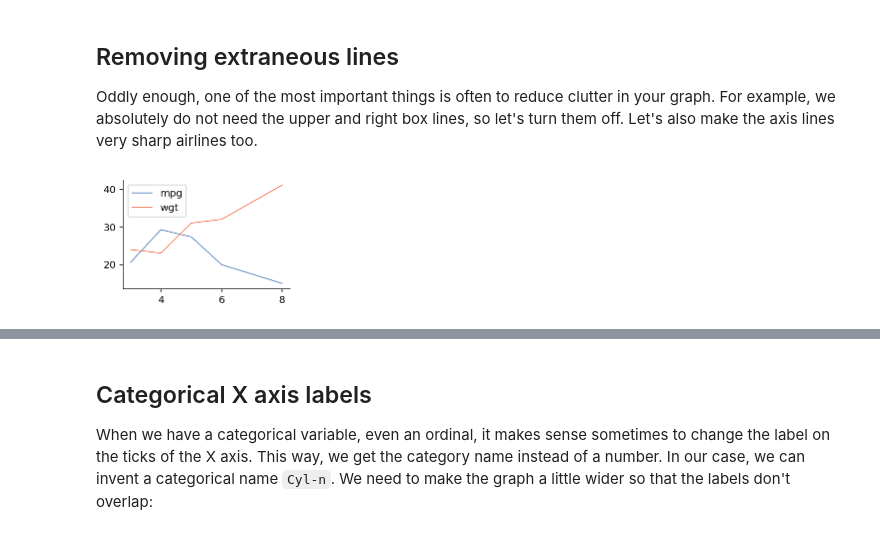
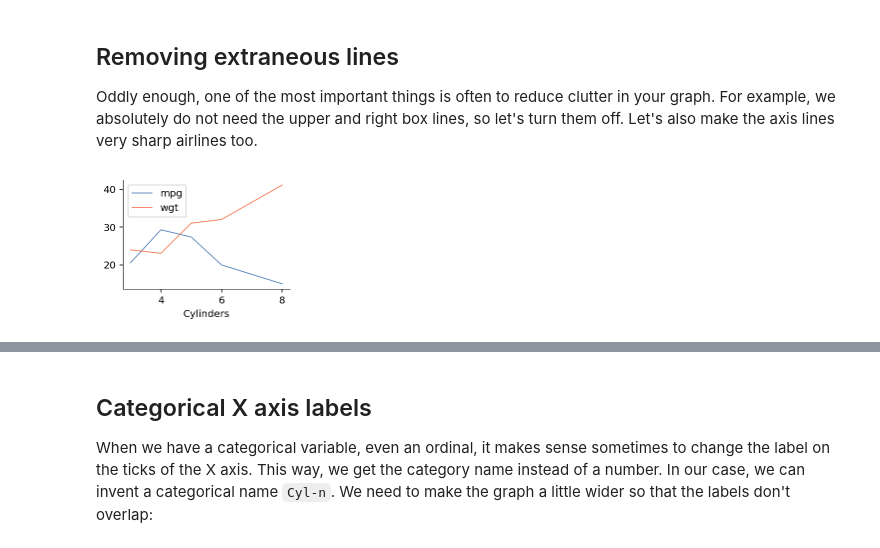
Before and after one commit to parrt/msds593, a Jupyter notebook: notebooks/matplotlib-beautify.ipynb, the cells around one changed output, grey strips where cells are left out. Saved outputs shown, nothing was run; the diff lists cells and outputs as text; code cells hidden in the pictures.

```diff
--- a/notebooks/matplotlib-beautify.ipynb
+++ b/notebooks/matplotlib-beautify.ipynb
@@ -296,15 +299,16 @@ Oddly enough, one of the most important things is often to reduce clutter in you
 # %%
 fig, ax = plt.subplots(figsize=(3,2))  # make one subplot (ax) on the figure
 
 ax.plot(cyl, avg_mpg,     lw=.8, c='#4574B4', label="mpg")
-ax.plot(cyl, avg_wgt/100, lw=.8,  c='#F46C43', label="wgt")
+ax.plot(cyl, avg_wgt/100, lw=.8, c='#F46C43', label="wgt")
 
 ax.spines['top'].set_visible(False)
 ax.spines['right'].set_visible(False)
 ax.spines['left'].set_linewidth(.5)
 ax.spines['bottom'].set_linewidth(.5)
 
+ax.set_xlabel("Cylinders")
 plt.legend()
 plt.show()
 # %% [output]
-[figure, old version]
+[figure, new version]
```
Also changed, not shown: parts of 7 cells of this notebook, 2 other files.
